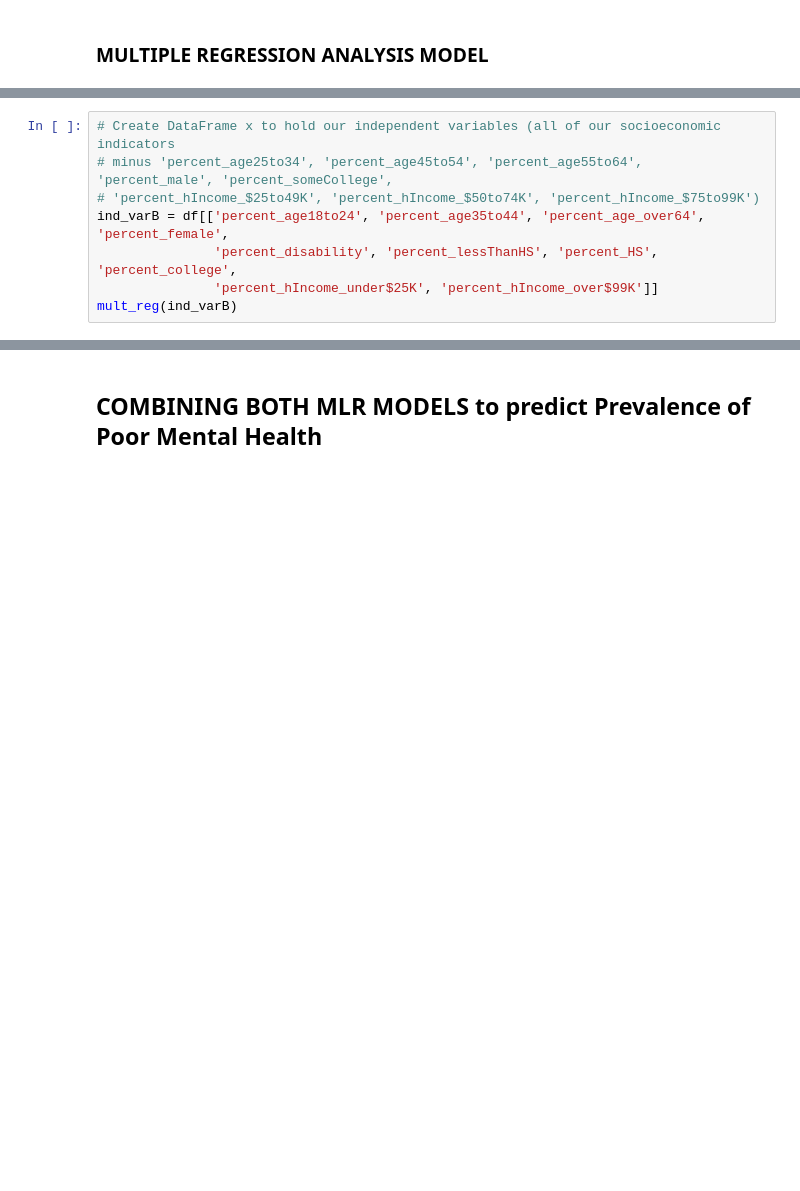
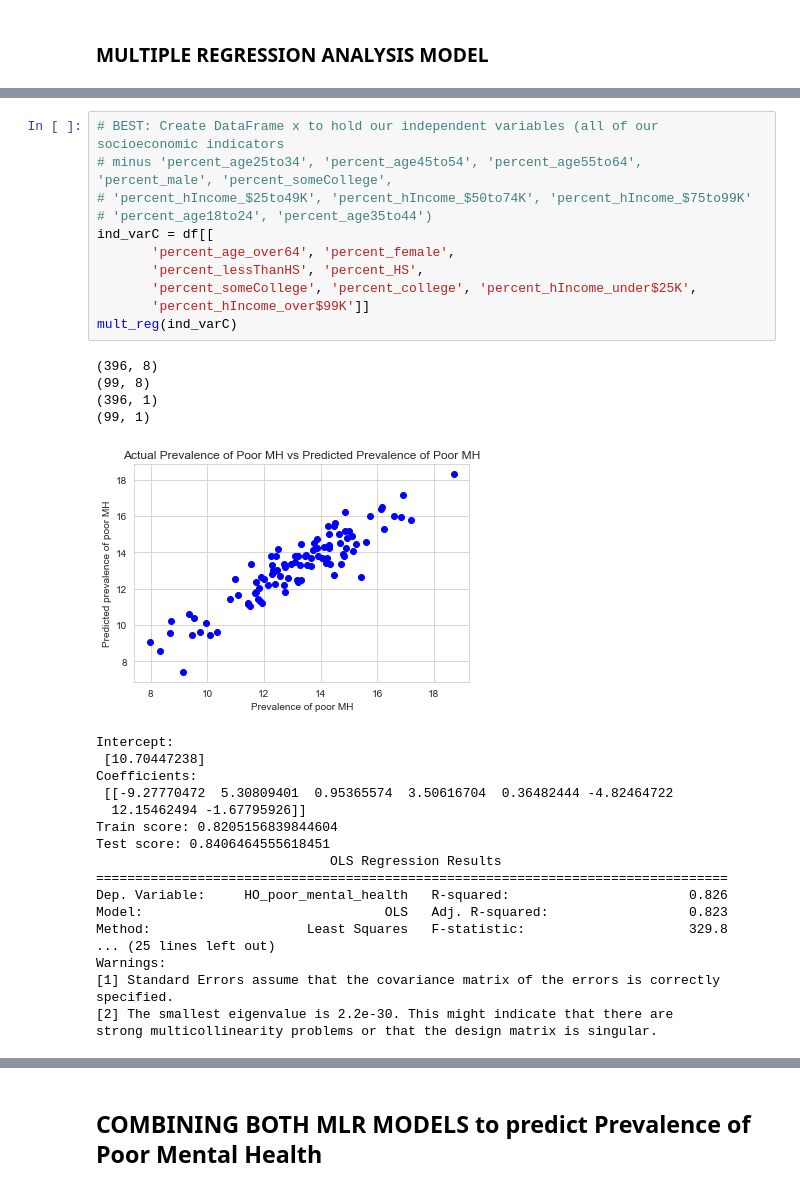
Before and after one commit to PetitsPoissons/Health_Project, a Jupyter notebook: MH_notebook_final.ipynb, the cells around one changed output, grey strips where cells are left out. Drawn from its saved outputs; the diff is of its cells as text; blank space fills up the shorter version.

```diff
--- a/MH_notebook_final.ipynb
+++ b/MH_notebook_final.ipynb
@@ -772,8 +787,34 @@ mult_reg(ind_varA)
 # %%
-# Create DataFrame x to hold our independent variables (all of our socioeconomic indicators
+# BEST: Create DataFrame x to hold our independent variables (all of our socioeconomic indicators
 # minus 'percent_age25to34', 'percent_age45to54', 'percent_age55to64', 'percent_male', 'percent_someCollege',
-# 'percent_hIncome_$25to49K', 'percent_hIncome_$50to74K', 'percent_hIncome_$75to99K')
-ind_varB = df[['percent_age18to24', 'percent_age35to44', 'percent_age_over64', 'percent_female',
-               'percent_disability', 'percent_lessThanHS', 'percent_HS', 'percent_college',
-               'percent_hIncome_under$25K', 'percent_hIncome_over$99K']]
-mult_reg(ind_varB)
+# 'percent_hIncome_$25to49K', 'percent_hIncome_$50to74K', 'percent_hIncome_$75to99K'
+# 'percent_age18to24', 'percent_age35to44')
+ind_varC = df[[
+       'percent_age_over64', 'percent_female',
+       'percent_lessThanHS', 'percent_HS',
+       'percent_someCollege', 'percent_college', 'percent_hIncome_under$25K',
+       'percent_hIncome_over$99K']]
+mult_reg(ind_varC)
+# %% [output]
+(396, 8)
+(99, 8)
+(396, 1)
+(99, 1)
+[figure, added]
+Intercept:
+ [10.70447238]
+Coefficients:
+ [[-9.27770472  5.30809401  0.95365574  3.50616704  0.36482444 -4.82464722
+  12.15462494 -1.67795926]]
+Train score: 0.8205156839844604
+Test score: 0.8406464555618451
+                              OLS Regression Results
+=================================================================================
+Dep. Variable:     HO_poor_mental_health   R-squared:                       0.826
+Model:                               OLS   Adj. R-squared:                  0.823
+Method:                    Least Squares   F-statistic:                     329.8
+... (25 lines left out)
+Warnings:
+[1] Standard Errors assume that the covariance matrix of the errors is correctly specified.
+[2] The smallest eigenvalue is 2.2e-30. This might indicate that there are
+strong multicollinearity problems or that the design matrix is singular.
```
Also changed, not shown: parts of 26 cells of this notebook, 1 other file.
